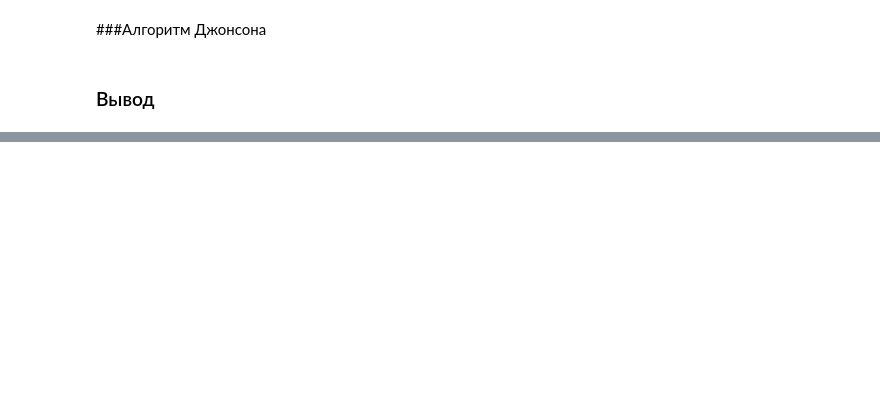
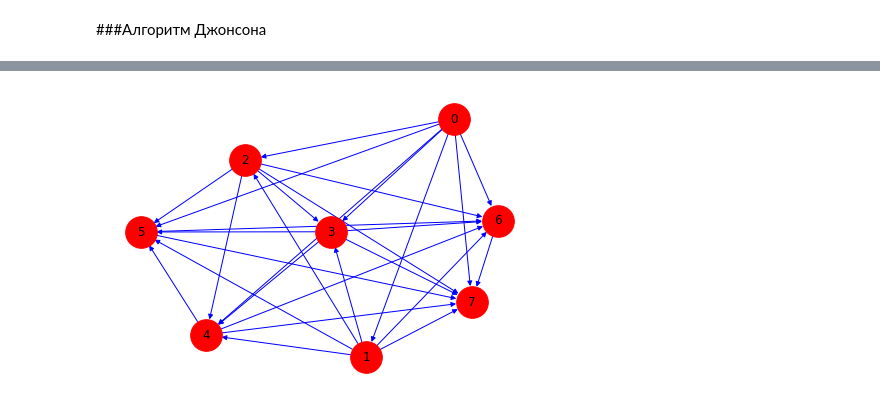
Before and after one commit to IlinskaiaVera/SIAOD_BVT2001_IlinskaiaVera, a Jupyter notebook: Lab6/Lab6.ipynb, the cells around one changed output, grey strips where cells are left out. Drawn from its saved outputs; the diff is of its cells as text; code cells hidden in the pictures; blank space fills up the shorter version.

```diff
--- a/Lab6/Lab6.ipynb
+++ b/Lab6/Lab6.ipynb
@@ -241,2 +345,71 @@ except FileNotFoundError:
-# %% [markdown]
-### Вывод
+# %%
+#как и в Флойда-Уоршелла, находим кратчайшие пути между всеми парами вершин во взвешенном ориентированном графе
+#(также с возможностью работы с отрицательными весами)
+#в данном алгоритме применяется алгоритм Беллмана-Форда и Дейкстры
+
+import math
+import networkx as nx
+import matplotlib.pyplot as plt
+import numpy as np
+
+try:
+  #считываем текстовый файл
+  with open("/content/drive/MyDrive/CIAOD and VVIT/Lab6Files/FloUorAlgo.txt", "r", encoding = "utf-8") as fileDjo: #использую тот же файл, что и для алгоритма Флойда-Уоршелла
+    matrix = [[int(num) for num in line.split(',')] for line in fileDjo] #загружаем матрицу дорог графа
+    n = len(matrix)
+
+    #ниже на нулях в матрице (кроме j) ставила бесконечность, т.к иначе всё работает не правильно
+    for i in range(len(matrix)):
+      for j in range(len(matrix[i])):
+          if (i != j and matrix[i][j] == 0):
+              matrix[i][j] = math.inf
+
+    print("Матрица дорог (вершины 0-5): ")
+    for i in matrix:
+      print(i)
+
+
+    def jonsonAlgo(matrix):
+      new_mat = matrix.copy()
+      for item in new_mat:
+          item.append(math.inf)
+      new_mat.append([]) #для избежания отрицательных значений добавляем дополнительный столбец и строку
+      for i in range(len(new_mat)):
+          new_mat[-1].append(0)
+      dist, paths = anotherBellFordAlgo(new_mat, len(new_mat) - 1) #находим первый кратчайший путь
+      #обновляем кратчайшие пути в матрице
+      for i in range(len(matrix)):
+          for j in range(len(matrix)):
+              if (matrix[i][j] != math.inf and dist[i] != math.inf and dist[j] != math.inf):
+                  matrix[i][j] += dist[i] - dist[j]
+      result = []
+      for i in range(len(matrix)):
+              distDej = anotherDejAlgo(matrix, i) #проводим матрицу через алгоритм Дейкстры
+              result.append(distDej)
+      #снова обновляем кратчайшие пути в матрице
+      for i in range(len(matrix)):
+          for j in range(len(matrix)):
+              if result[i][j] != math.inf and dist[i] != math.inf and dist[j] != math.inf:
+                  result[i][j] +=  dist[j] - dist[i]
+      return result
+
+    start_time = time.perf_counter()
+
+    fullMat = jonsonAlgo(matrix)
+
+    final_time = time.perf_counter()
+    time4 = (final_time-start_time)/0.10
+
+    #после того, как выполнили алгоритм, выводим дополненную матрицу дорог
+    print("\nДополненная матрица дорог со всеми возможными дорогами от всех точек до всех: ")
+    for i in fullMat:
+      print(i)
+
+    print("\nГраф всех возможных путей: ")
+    #отрисовка графа со всеми маршрутами
+    graph = nx.Graph(np.matrix(fullMat))
+    nx.draw(graph, pos = nx.spring_layout(graph), edge_color = 'b', node_color = 'r', with_labels = True, node_size = 1000, arrows = True)
+
+except FileNotFoundError:
+  print("Файл не был найден")
+# %% [output]
@@ -242,0 +433 @@ except FileNotFoundError:
+[figure, added]
```
Also changed, not shown: parts of 13 cells of this notebook.
